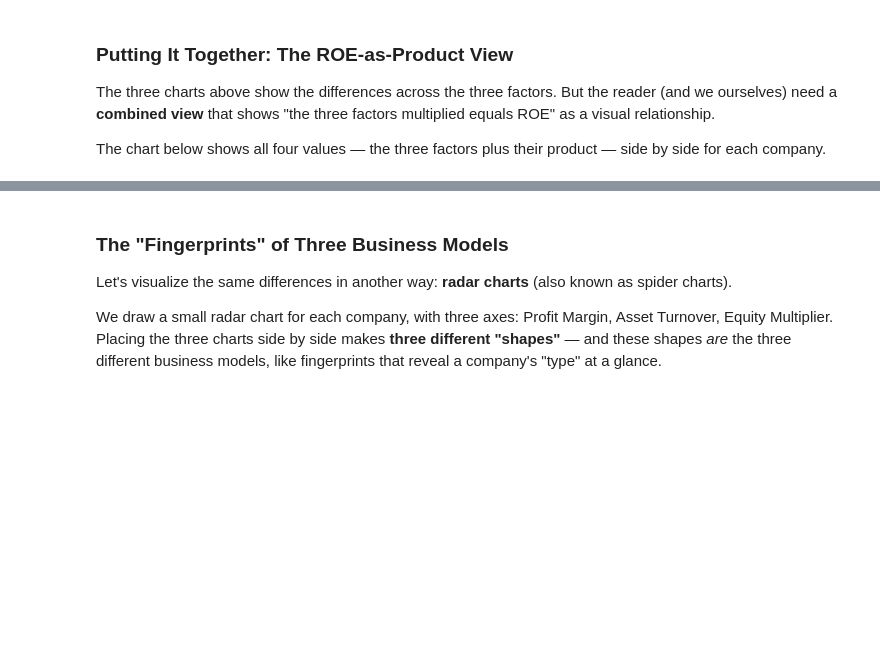
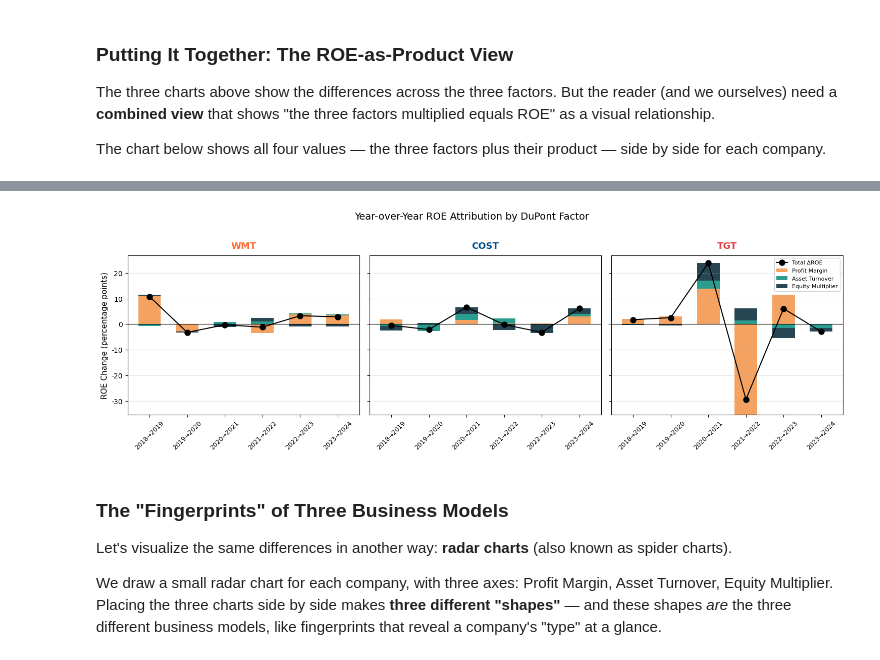
Before and after one commit to mainiyang/acc102-roe-decoded, a Jupyter notebook: Mainitrack4.ipynb, the cells around one changed output, grey strips where cells are left out. Cells and saved outputs as stored; diff of their text form; code cells hidden in the pictures; blank space fills up the shorter version.

```diff
--- a/Mainitrack4.ipynb
+++ b/Mainitrack4.ipynb
@@ -365,3 +617,89 @@ for i, ticker in enumerate(companies):
+# %%
+# Chart 6: year-over-year ROE change decomposed into factor contributions
+# Using a log-difference approximation: \u0394ln(ROE) \u2248 \u0394ln(PM) + \u0394ln(AT) + \u0394ln(EM)
+# We then rescale contributions so they add up to the actual \u0394ROE (in percentage points)
+
+fig, axes = plt.subplots(1, 3, figsize=(15, 4.8), sharey=True)
+
+for ax, ticker in zip(axes, ['WMT', 'COST', 'TGT']):
+    company_data = retail[retail['ticker'] == ticker].sort_values('year').reset_index(drop=True)
+
+    attribution_records = []
+    for i in range(1, len(company_data)):
+        prev = company_data.iloc[i-1]
+        curr = company_data.iloc[i]
+
+        # Actual ROE change (percentage points)
+        delta_roe_pp = (curr['roe'] - prev['roe']) * 100
+
+        # Log changes in each factor
+        d_ln_pm = np.log(curr['profit_margin'] / prev['profit_margin'])
+        d_ln_at = np.log(curr['asset_turnover'] / prev['asset_turnover'])
+        d_ln_em = np.log(curr['equity_multiplier'] / prev['equity_multiplier'])
+        d_ln_total = d_ln_pm + d_ln_at + d_ln_em
+
+        # Allocate the actual \u0394ROE proportionally to log contributions
+        if abs(d_ln_total) > 1e-9:
+            pm_contrib = delta_roe_pp * (d_ln_pm / d_ln_total)
+            at_contrib = delta_roe_pp * (d_ln_at / d_ln_total)
+            em_contrib = delta_roe_pp * (d_ln_em / d_ln_total)
+        else:
+            pm_contrib = at_contrib = em_contrib = 0
+
+        attribution_records.append({
+            'transition': f"{int(prev['year'])}\u2192{int(curr['year'])}",
+            'PM': pm_contrib,
+            'AT': at_contrib,
+            'EM': em_contrib,
+            'total': delta_roe_pp
+        })
+
+    attr_df = pd.DataFrame(attribution_records)
+
+    x_positions = np.arange(len(attr_df))
+    width = 0.6
+
+    pm_vals = attr_df['PM'].values
+    at_vals = attr_df['AT'].values
+    em_vals = attr_df['EM'].values
+
+    def stack_positive(vals):
+        return np.where(vals > 0, vals, 0)
+    def stack_negative(vals):
+        return np.where(vals < 0, vals, 0)
+
+    pm_pos, pm_neg = stack_positive(pm_vals), stack_negative(pm_vals)
+    at_pos, at_neg = stack_positive(at_vals), stack_negative(at_vals)
+    em_pos, em_neg = stack_positive(em_vals), stack_negative(em_vals)
+
+    # Positive side
+    ax.bar(x_positions, pm_pos, width, color='#F4A261', label='Profit Margin')
+    ax.bar(x_positions, at_pos, width, bottom=pm_pos, color='#2A9D8F', label='Asset Turnover')
+    ax.bar(x_positions, em_pos, width, bottom=pm_pos + at_pos, color='#264653', label='Equity Multiplier')
+
+    # Negative side
+    ax.bar(x_positions, pm_neg, width, color='#F4A261')
+    ax.bar(x_positions, at_neg, width, bottom=pm_neg, color='#2A9D8F')
+    ax.bar(x_positions, em_neg, width, bottom=pm_neg + at_neg, color='#264653')
+
+    # Line marker for total \u0394ROE
+    ax.plot(x_positions, attr_df['total'], 'ko-', markersize=8, linewidth=1.5,
+            label='Total \u0394ROE', zorder=5)
+
+    ax.axhline(0, color='black', linewidth=0.8)
+    ax.set_xticks(x_positions)
+    ax.set_xticklabels(attr_df['transition'], rotation=45, fontsize=9)
+    ax.set_title(f'{ticker}', fontsize=13, pad=10, color=colors_dict[ticker], fontweight='bold')
+    ax.grid(True, alpha=0.3, axis='y')
+    if ax == axes[0]:
+        ax.set_ylabel('ROE Change (percentage points)', fontsize=11)
+
+axes[-1].legend(loc='upper right', fontsize=8, framealpha=0.9)
+fig.suptitle('Year-over-Year ROE Attribution by DuPont Factor', fontsize=14, y=1.02)
+plt.tight_layout()
+plt.show()
+# %% [output]
+[figure, added]
 # %% [markdown]
 ### The "Fingerprints" of Three Business Models
 
```
Also changed, not shown: parts of 33 cells of this notebook.
